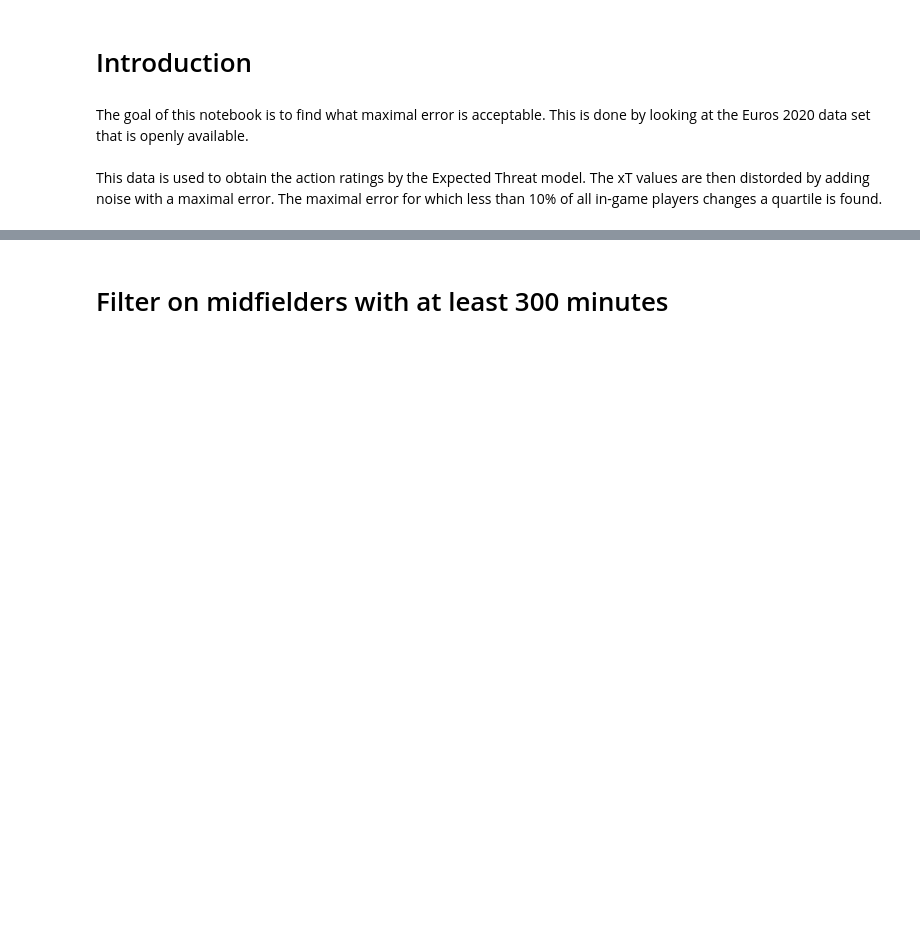
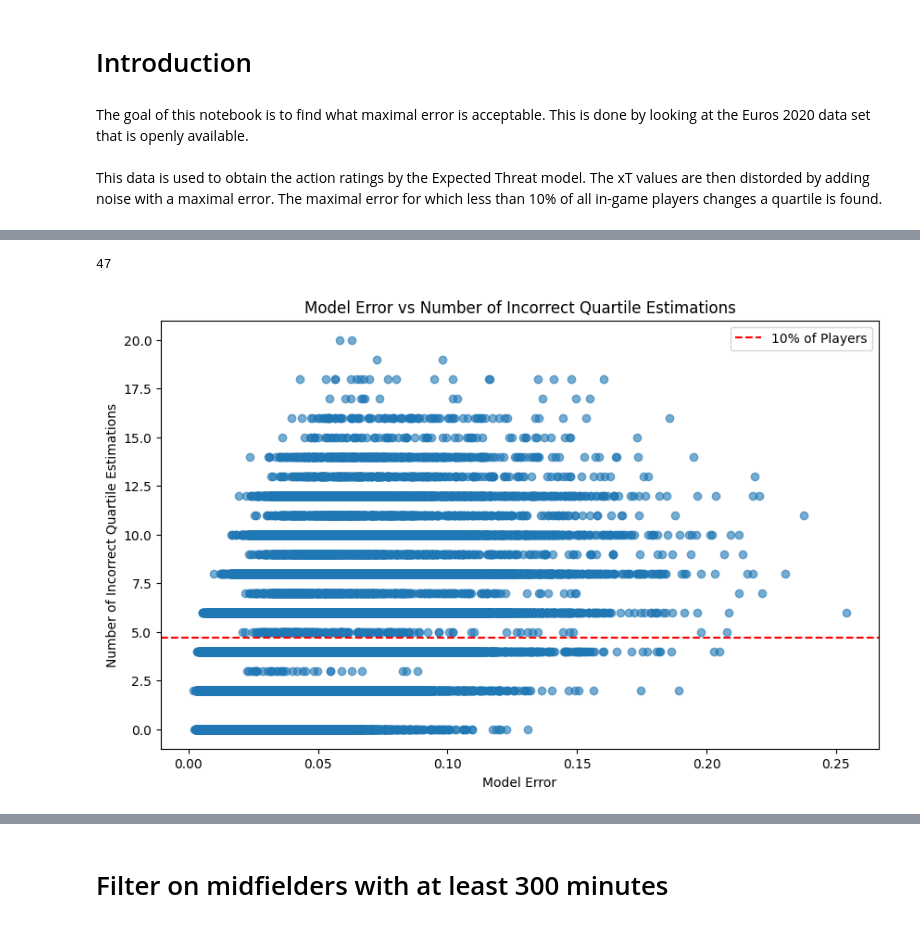
Before and after one commit to kvanarem42/xthreat-error-quantification-agentic, a Jupyter notebook: 4-investigate-results/find_maximal_error.ipynb, the cells around one changed output, grey strips where cells are left out. Cells and saved outputs as stored; diff of their text form; code cells hidden in the pictures; blank space fills up the shorter version.

```diff
--- a/4-investigate-results/find_maximal_error.ipynb
+++ b/4-investigate-results/find_maximal_error.ipynb
@@ -164,0 +334,8 @@ filtered_players.head()
+# %%
+# Split the true values and resampled values
+df_xT_pos_true = df_xT_pos[df_xT_pos['xT_sum_true'].notnull()].copy()
+df_xT_pos_resampled = df_xT_pos[df_xT_pos['xT_sum_true'].isnull()].copy()
+del df_xT_pos  # free memory
+
+print(f"Shape of true xT values: {df_xT_pos_true.shape}")
+print(f"Shape of resampled xT values: {df_xT_pos_resampled.shape[0]:,}")
@@ -164,0 +508,10 @@ filtered_players.head()
+# %%
+# Load both old and new error dataframes
+df_errors = pd.read_csv('../3-calculate-values/bootstrap_errors_normal_xthreat_max_error_full.csv').rename(columns={'sample_size': 'N'})
+print(df_errors.shape)
+
+# Filter on the 16x12 grid
+df_errors = df_errors[(df_errors['n_x'] == 16) & (df_errors['n_y'] == 12)].copy()
+
+df_errors = df_errors[['n_x', 'n_y', 'N', 'i_bootstrap', 'random_state', 'xT_error_inf_norm']].rename(columns={'N': 'sample_size'})
+df_errors.head()
@@ -164,0 +530,7 @@ filtered_players.head()
+# %%
+xT_merged = xT_merged.merge(
+    df_errors,
+    on=['n_x', 'n_y', 'sample_size', 'i_bootstrap'],
+    how='left'
+)
+xT_merged
@@ -164,0 +553,8 @@ filtered_players.head()
+# %%
+model_mistakes = xT_merged.groupby(
+    ['n_x', 'n_y', 'sample_size', 'i_bootstrap']).agg(
+        max_quartile_change = ('quartile_changes', 'max'),
+        n_quartile_changes = ('incorrect_estimation', 'sum'),
+        model_error = ('xT_error_inf_norm', 'first'),
+    ).reset_index()
+model_mistakes
@@ -164,0 +601,16 @@ filtered_players.head()
+# %%
+n_players
+# %% [output]
+47
+# %%
+# Plot the size of the model error vs the n_quartile_changes
+plt.figure(figsize=(10,6))
+plt.scatter(model_mistakes['model_error'], model_mistakes['n_quartile_changes'], alpha=0.6)
+plt.axhline(n_players*0.10, color='red', linestyle='--', label='10% of Players')
+plt.title('Model Error vs Number of Incorrect Quartile Estimations')
+plt.xlabel('Model Error')
+plt.ylabel('Number of Incorrect Quartile Estimations')
+plt.legend()
+plt.show()
+# %% [output]
+[figure, added]
```
Also changed, not shown: parts of 81 cells of this notebook, 18 other files.
